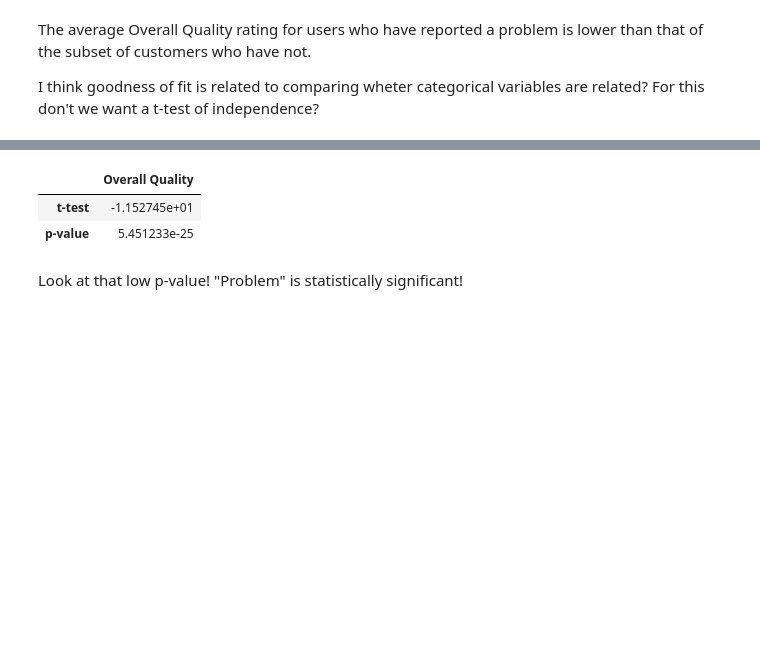
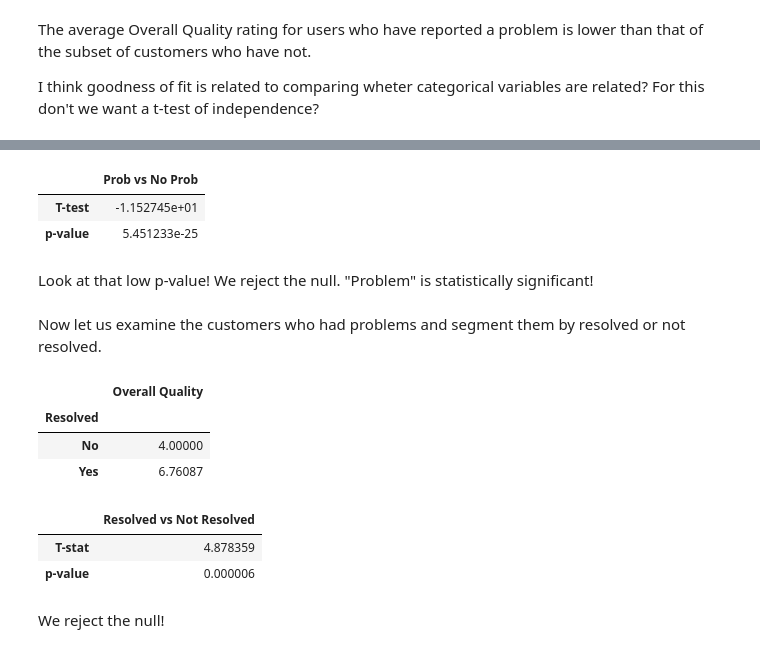
Before and after one commit to ktkuwahara/sharing-repository, a Jupyter notebook: National Insurance-Copy2.ipynb, the cells around one changed output, grey strips where cells are left out. Saved outputs shown, nothing was run; the diff lists cells and outputs as text; code cells hidden in the pictures; blank space fills up the shorter version.

```diff
--- a/National Insurance-Copy2.ipynb
+++ b/National Insurance-Copy2.ipynb
@@ -299,7 +321,7 @@ The average Overall Quality rating for users who have reported a problem is lowe
 
 I think goodness of fit is related to comparing wheter categorical variables are related? For this don't we want a t-test of independence?
 # %%
-df_e_prob = df_e[df_e["Problem"] == "Yes"]
-df_e_nprob = df_e[df_e["Problem"] == "No"]
-df_e_prob = df_e_prob.iloc[:,0]
-df_e_nprob = df_e_nprob.iloc[:,0]
+df_prob = df_e[df_e["Problem"] == "Yes"]
+df_noprob = df_e[df_e["Problem"]=="No"]
+# len(df_prob) + len(df_noprob)
+df_prob
@@ -311,12 +347,21 @@ df_e_nprob = df_e_nprob.iloc[:,0]
 # %%
-# t-test of independent samples
-results = pd.DataFrame(stats.ttest_ind(df_e_prob, df_e_nprob))
-results.columns = ["Overall Quality"]
-results.index = ["t-test", "p-value"]
+# Do the t-test
+results = pd.DataFrame(stats.ttest_ind(df_prob["Overall Quality"], df_noprob["Overall Quality"]), index = ['T-test', 'p-value'], columns = ['Prob vs No Prob'])
 results
 # %% [output]
-|  | Overall Quality |
-| t-test | -1.152745e+01 |
+|  | Prob vs No Prob |
+| T-test | -1.152745e+01 |
 | p-value | 5.451233e-25 |
 # %% [markdown]
-Look at that low p-value! "Problem" is statistically significant!
+Look at that low p-value! We reject the null. "Problem" is statistically significant!<br><br>
+Now let us examine the customers who had problems and segment them by resolved or not resolved.
+# %%
+# Create a df of two columns with OQ and Revolve
+df_resolved = df.loc[:,['oq', 'resolve']]
+df_resolved.columns = ['Overall Quality', 'Resolved']
+df_resolved.groupby('Resolved').mean()
+# %% [output]
+|  | Overall Quality |
+| Resolved |  |
+| No | 4.00000 |
+| Yes | 6.76087 |
@@ -322,0 +373,10 @@ Look at that low p-value! "Problem" is statistically significant!
+# %%
+# T-Test time
+Resolved = pd.DataFrame(stats.ttest_ind(df_res['Overall Quality'], df_nores['Overall Quality']), index = ['T-stat', 'p-value'], columns = ['Resolved vs Not Resolved'])
+Resolved
+# %% [output]
+|  | Resolved vs Not Resolved |
+| T-stat | 4.878359 |
+| p-value | 0.000006 |
+# %% [markdown]
+We reject the null!
```
Also changed, not shown: parts of 5 cells of this notebook.
